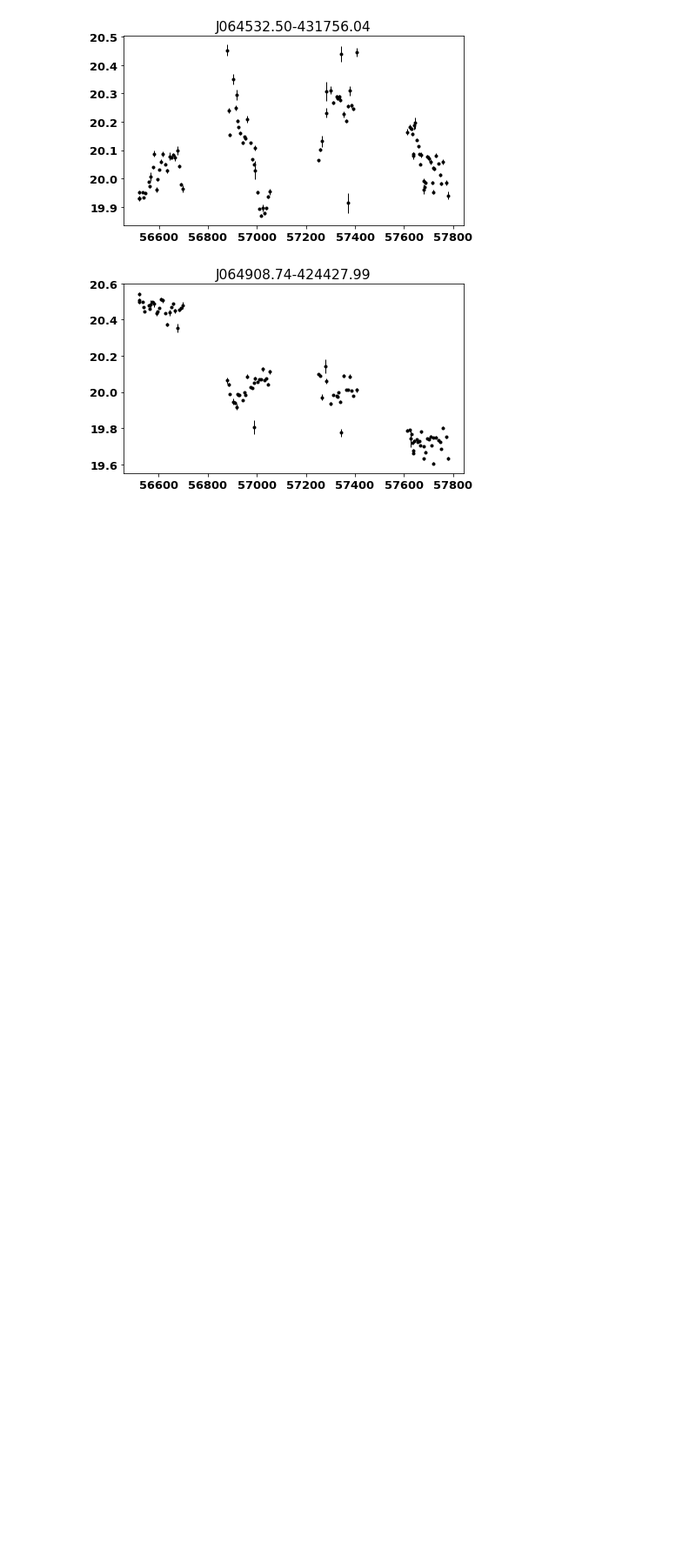
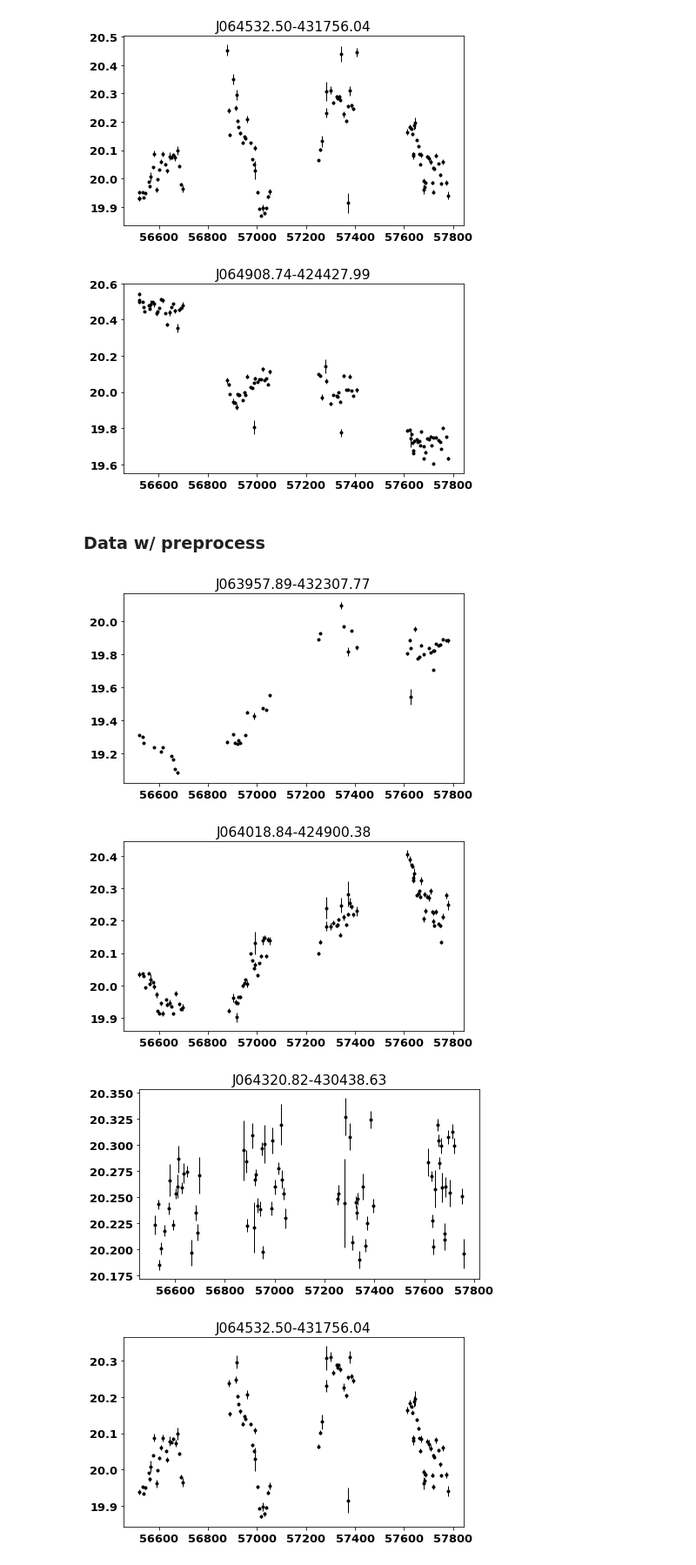
Before and after one commit to wt-liao/quasar_drw, a Jupyter notebook: DES2HDF5.ipynb, the cells around one changed output. Shown: that part at 87% size. Cells and saved outputs as stored; diff of their text form; code cells hidden in the pictures; blank space fills up the shorter version.

Commit message:
add preprocessed data

```diff
--- a/DES2HDF5.ipynb
+++ b/DES2HDF5.ipynb
@@ -145,3 +147,30 @@ for i, name in enumerate(ID):
 [figure]
 [figure]
 [figure]
+# %% [markdown]
+### Data w/ preprocess
+# %%
+for i, name in enumerate(ID):
+    mjd        = f_read[ID[i]+"/g_mjd"][:]
+    flux       = f_read[ID[i]+"/g_flux_auto"][:]
+    flux_error = f_read[ID[i]+"/g_flux_err_auto"][:]
+    redshift   = 0.01
+
+    lc = qso_drw(mjd, flux, flux_error, redshift)
+    lc.flux2mag()
+    time, signal, error = lc.get_lc()
+
+
+    ## plot
+    plt.figure(figsize=(7,4))
+    #plt.scatter(time, signal, color='k')
+    plt.errorbar(time, signal, yerr=error/2, fmt=".k", lw=1)
+    plt.title(ID[i])
+
+    #plt.savefig("./plot/"+str(ID[i])+".png")
+    #plt.close()
+# %% [output]
+[figure, added]
+[figure, added]
+[figure, added]
+[figure, added]
```
Also changed, not shown: parts of 2 cells of this notebook.
